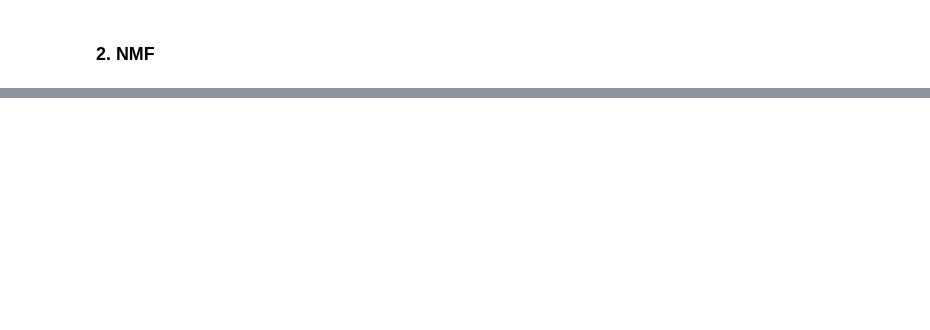
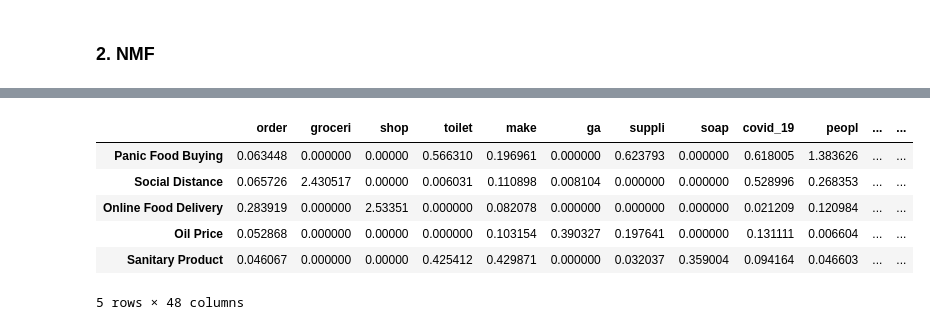
Before and after one commit to JasZeng/NLP---Covid-Tweet-Analysis, a Jupyter notebook: NLP_FinalProject.ipynb, the cells around one changed output, grey strips where cells are left out. Saved outputs shown, nothing was run; the diff lists cells and outputs as text; code cells hidden in the pictures; blank space fills up the shorter version.

```diff
--- a/NLP_FinalProject.ipynb
+++ b/NLP_FinalProject.ipynb
@@ -132,7 +86,7 @@ doc_term.shape
 # %%
 stemmer = PorterStemmer()
-analyzer = TfidfVectorizer(stop_words='english',max_df=0.7,min_df=5).build_analyzer()
-stem_vec_ti=TfidfVectorizer(stop_words='english',max_df=0.7,min_df=5,analyzer=stemmed_words)
+analyzer = TfidfVectorizer(stop_words='english',max_df=0.25,min_df=5).build_analyzer()
+stem_vec_ti=TfidfVectorizer(stop_words='english',max_df=0.25,min_df=5,analyzer=stemmed_words)
 # %%
 doc_term_ti = stem_vec_ti.fit_transform(docs)
 # %%
@@ -188,4 +142,4 @@ dtype: float64
 ### 2. NMF
 # %%
 nmf=NMF(5)
-nmf.fit(doc_term_ti)
+tweet_topic=nmf.fit_transform(doc_term_ti)
@@ -248,0 +184,5 @@ lda.print_topics()
+# %%
+#based on LSA
+#topics=['Grocery Shopping','Social Distance','Panic Food Buying','Online Food Delivery','Sanitary Product']
+#based on NMF
+topics=['Panic Food Buying','Social Distance','Online Food Delivery','Oil Price','Sanitary Product']
@@ -248,0 +335,18 @@ lda.print_topics()
+# %%
+important_words=set()
+for i in range(5):
+    topic = pd.Series(data=nmf.components_[i],
+                index=stem_vec_ti.get_feature_names()).sort_values(ascending=False)
+    important_words=important_words.union(set(topic.head(10).index))
+# %%
+term_importance=pd.DataFrame(nmf.components_,columns=stem_vec_ti.get_feature_names(),index=topics)
+term_importance=term_importance[important_words]
+term_importance
+# %% [output]
+|  | order | groceri | shop | toilet | make | ga | suppli | soap | covid_19 | peopl | ... | ... |
+| Panic Food Buying | 0.063448 | 0.000000 | 0.00000 | 0.566310 | 0.196961 | 0.000000 | 0.623793 | 0.000000 | 0.618005 | 1.383626 | ... | ... |
+| Social Distance | 0.065726 | 2.430517 | 0.00000 | 0.006031 | 0.110898 | 0.008104 | 0.000000 | 0.000000 | 0.528996 | 0.268353 | ... | ... |
+| Online Food Delivery | 0.283919 | 0.000000 | 2.53351 | 0.000000 | 0.082078 | 0.000000 | 0.000000 | 0.000000 | 0.021209 | 0.120984 | ... | ... |
+| Oil Price | 0.052868 | 0.000000 | 0.00000 | 0.000000 | 0.103154 | 0.390327 | 0.197641 | 0.000000 | 0.131111 | 0.006604 | ... | ... |
+| Sanitary Product | 0.046067 | 0.000000 | 0.00000 | 0.425412 | 0.429871 | 0.000000 | 0.032037 | 0.359004 | 0.094164 | 0.046603 | ... | ... |
+5 rows × 48 columns
```
Also changed, not shown: parts of 49 cells of this notebook, 2 other files.
